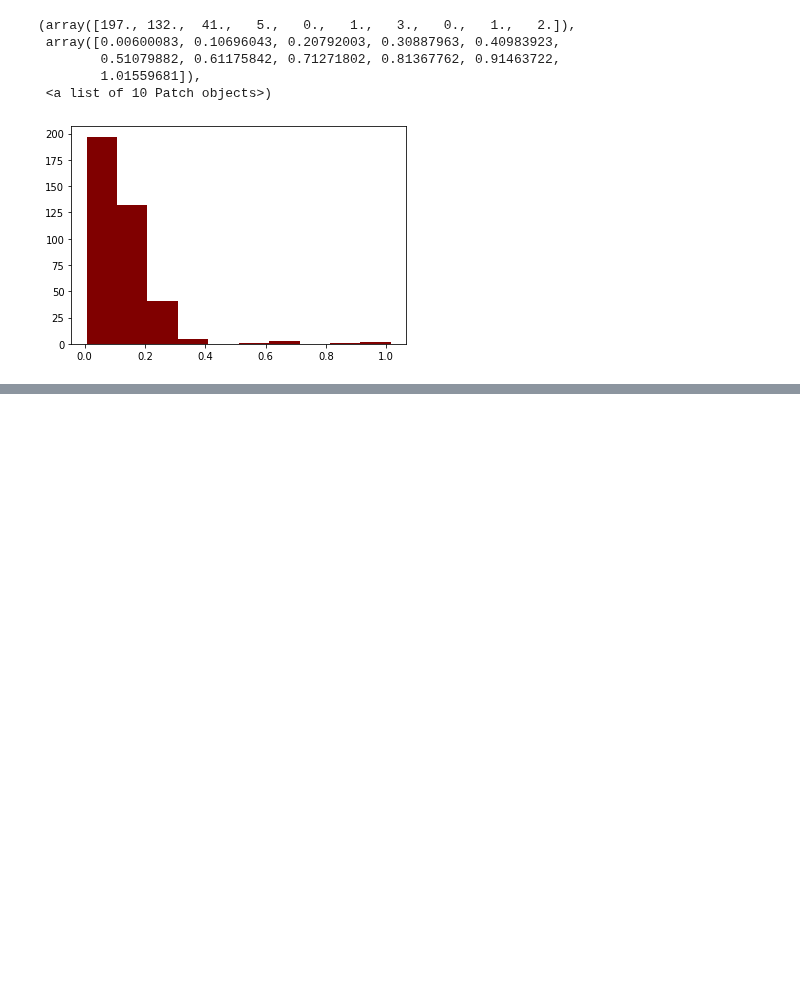
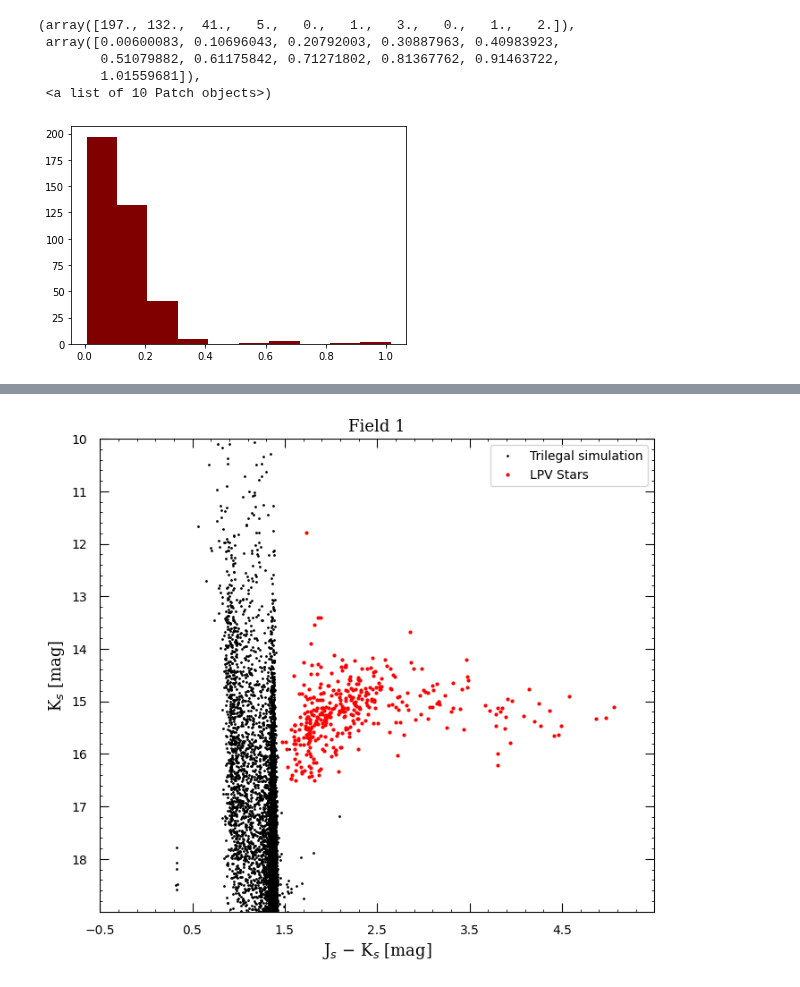
Before and after one commit to Mahdi-Abdollahii/NGC_6822, a Jupyter notebook: Trilegal_Data_Visualization/NGC6822_Trilegal_and_INF.ipynb, the cells around one changed output, grey strips where cells are left out. Drawn from its saved outputs; the diff is of its cells as text; code cells hidden in the pictures; blank space fills up the shorter version.

```diff
--- a/Trilegal_Data_Visualization/NGC6822_Trilegal_and_INF.ipynb
+++ b/Trilegal_Data_Visualization/NGC6822_Trilegal_and_INF.ipynb
@@ -145,0 +155,2 @@ maximum distance from center of galaxy is : 1.0155968136012021
+# %%
+df_trilegal = pd.read_csv('/content/NGC_6822/Trilegal_Data_Visualization/NGC6822_Trilegal_Data.csv')
@@ -145,0 +173,36 @@ maximum distance from center of galaxy is : 1.0155968136012021
+# %%
+plt.figure(figsize = (8,7), dpi = 100)
+
+plt.title('Field 1', fontsize = 13, fontname = "serif")
+
+plt.tick_params(axis='both',which='major', length=7    ,pad=10,direction='in')
+plt.tick_params(axis='y'   ,which='both' ,left= True   ,direction='in')
+plt.tick_params(axis='x'   ,which='both' ,bottom= True ,direction='in')
+plt.tick_params(axis='x'   ,which='both' ,top= True    ,direction='in')
+plt.tick_params(axis='y'   ,which='both' ,right= True  ,direction='in')
+plt.minorticks_on()
+
+xmax , xmin = 5.5 , -0.5
+ymax , ymin = 19  , 10
+
+plt.xticks(np.arange(xmin , xmax , step=1))
+plt.yticks(np.arange(ymin , ymax , step=1))
+plt.xlim(xmin, xmax )
+plt.ylim(ymax, ymin )
+
+#Selected Stars 'LPV'
+plt.xlabel('J$_s$ $-$ K$_s$ [mag]', fontsize = 13, fontname = "serif")
+plt.ylabel('K$_s$ [mag]'          , fontsize = 13, fontname = "serif")
+
+#All stars
+plt.plot((df_trilegal['J']-Aj) - (df_trilegal['K']-Ak), (df_trilegal['K']-Ak) ,'k.', markersize = '2', label = 'Trilegal simulation')
+plt.plot(X, Y,'r.', markersize = '4', label = 'LPV Stars')
+
+#RGBT
+#plt.axhline(y= RGBT , linewidth=1, color='k', linestyle='--', label = 'RGB tip')
+#plt.text( xmax - 0.7 , RGBT - 0.1 , 'RGB tip', fontsize=11)
+
+plt.legend(loc='upper right')
+plt.savefig('CMD-Field1.jpeg', bbox_inches='tight', dpi = 400)
+# %% [output]
+[figure, added]
```
Also changed, not shown: parts of 5 cells of this notebook.
